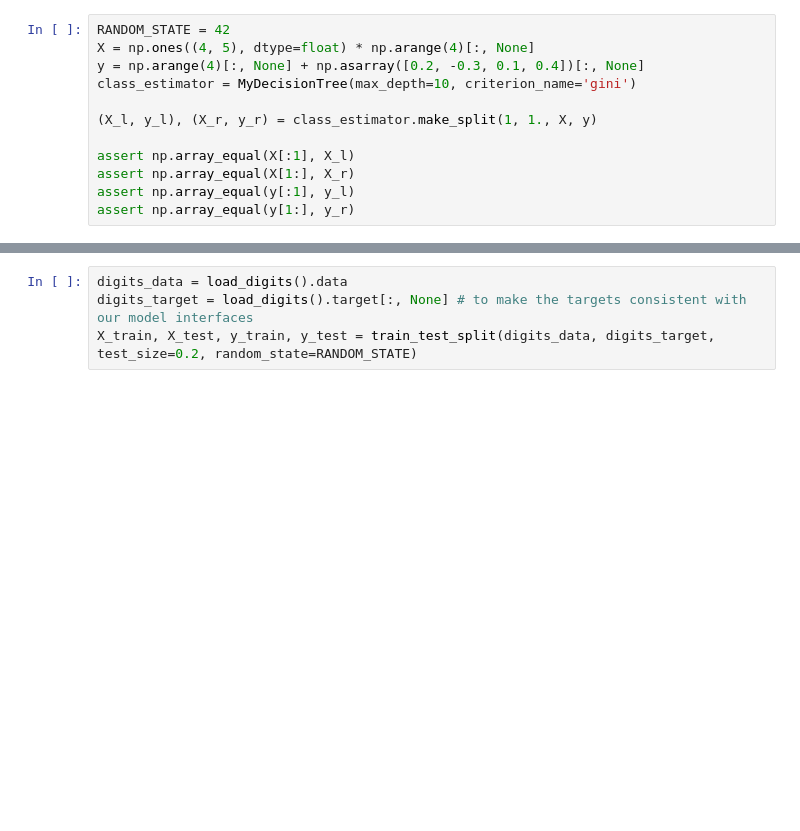
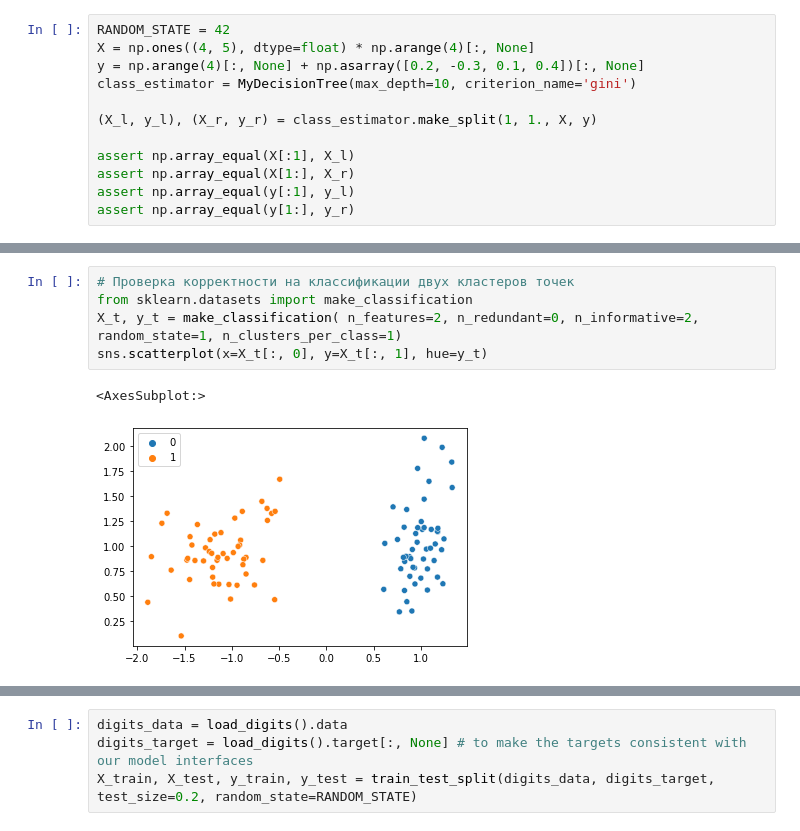
Before and after one commit to shredder67/DSS-cource, a Jupyter notebook: dectree_example.ipynb, the cells around one changed output, grey strips where cells are left out. Cells and saved outputs as stored; diff of their text form; blank space fills up the shorter version.

```diff
--- a/dectree_example.ipynb
+++ b/dectree_example.ipynb
@@ -23,0 +33,8 @@ assert np.array_equal(y[1:], y_r)
+# %%
+# Проверка корректности на классификации двух кластеров точек
+from sklearn.datasets import make_classification
+X_t, y_t = make_classification( n_features=2, n_redundant=0, n_informative=2, random_state=1, n_clusters_per_class=1)
+sns.scatterplot(x=X_t[:, 0], y=X_t[:, 1], hue=y_t)
+# %% [output]
+<AxesSubplot:>
+[figure, added]
```
Also changed, not shown: parts of 14 cells of this notebook, 2 other files.
